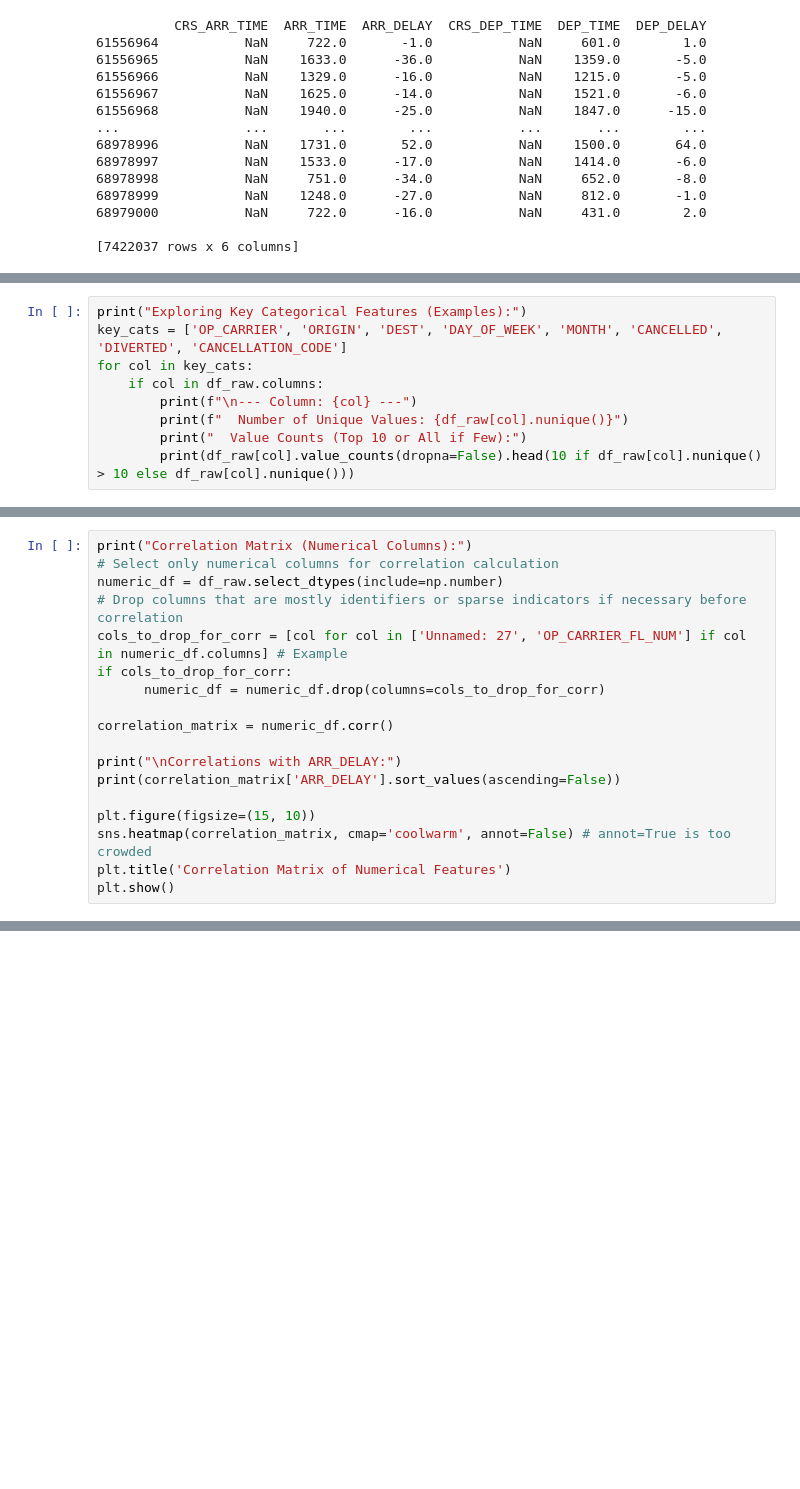
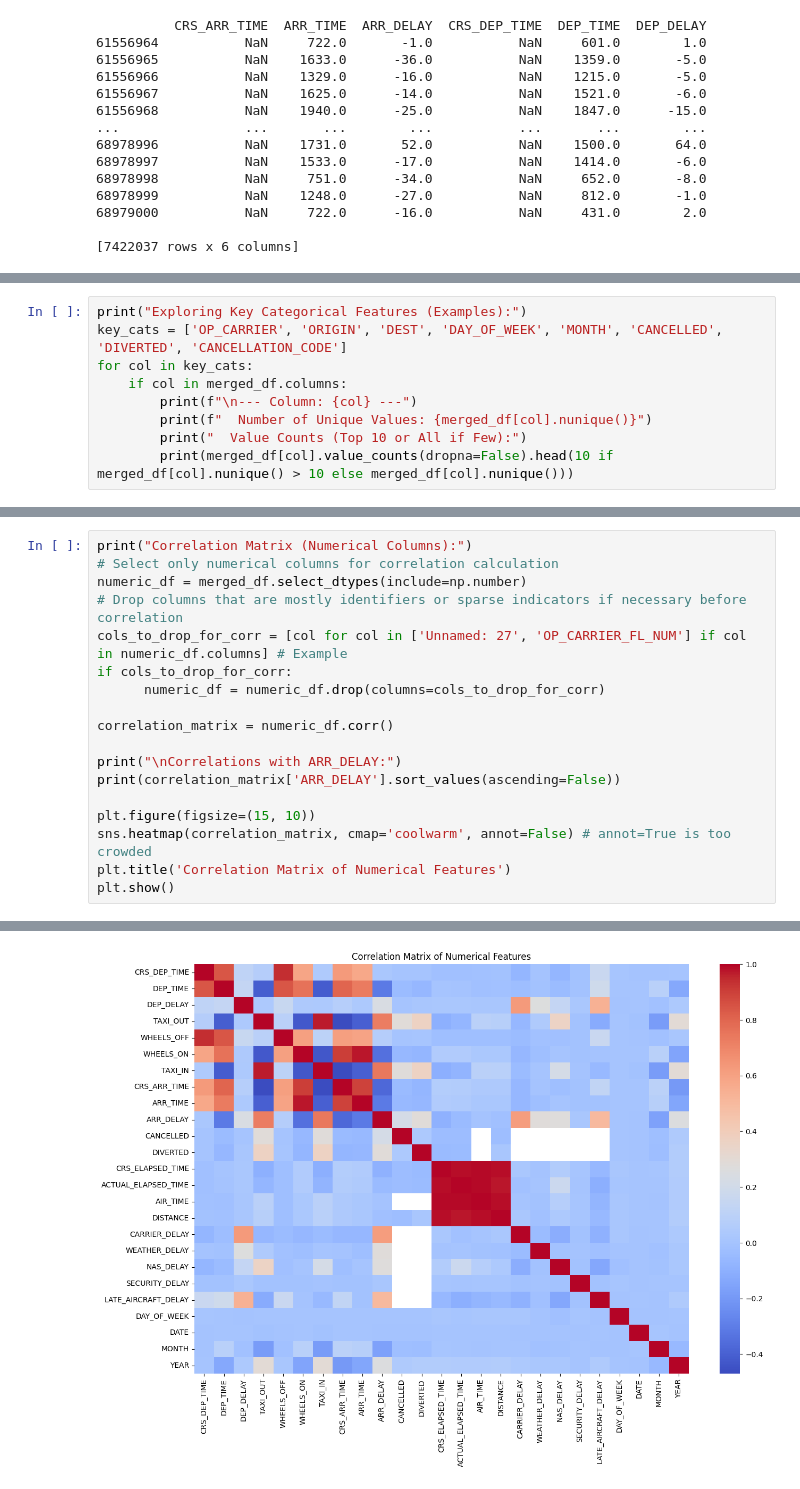
Before and after one commit to shloak17107/airline-delay-prediction, a Jupyter notebook: CMPE_257_Airline_Delays.ipynb, the cells around one changed output, grey strips where cells are left out. Saved outputs shown, nothing was run; the diff lists cells and outputs as text; blank space fills up the shorter version.

```diff
--- a/CMPE_257_Airline_Delays.ipynb
+++ b/CMPE_257_Airline_Delays.ipynb
@@ -542,8 +581,8 @@ print(missing_percent[missing_percent > 0].sort_values(ascending=False))
 print("Exploring Key Categorical Features (Examples):")
 key_cats = ['OP_CARRIER', 'ORIGIN', 'DEST', 'DAY_OF_WEEK', 'MONTH', 'CANCELLED', 'DIVERTED', 'CANCELLATION_CODE']
 for col in key_cats:
-    if col in df_raw.columns:
+    if col in merged_df.columns:
         print(f"\n--- Column: {col} ---")
-        print(f"  Number of Unique Values: {df_raw[col].nunique()}")
+        print(f"  Number of Unique Values: {merged_df[col].nunique()}")
         print("  Value Counts (Top 10 or All if Few):")
-        print(df_raw[col].value_counts(dropna=False).head(10 if df_raw[col].nunique() > 10 else df_raw[col].nunique()))
+        print(merged_df[col].value_counts(dropna=False).head(10 if merged_df[col].nunique() > 10 else merged_df[col].nunique()))
@@ -550,7 +607,7 @@ for col in key_cats:
 # %%
 print("Correlation Matrix (Numerical Columns):")
 # Select only numerical columns for correlation calculation
-numeric_df = df_raw.select_dtypes(include=np.number)
+numeric_df = merged_df.select_dtypes(include=np.number)
 # Drop columns that are mostly identifiers or sparse indicators if necessary before correlation
 cols_to_drop_for_corr = [col for col in ['Unnamed: 27', 'OP_CARRIER_FL_NUM'] if col in numeric_df.columns] # Example
 if cols_to_drop_for_corr:
@@ -565,3 +622,4 @@ plt.figure(figsize=(15, 10))
 sns.heatmap(correlation_matrix, cmap='coolwarm', annot=False) # annot=True is too crowded
 plt.title('Correlation Matrix of Numerical Features')
 plt.show()
+# %% [output]
@@ -568,3 +643,4 @@ plt.show()
+[figure, added]
 # %%
 print("Visualizing Relationships (Examples):")
 # Scatter plot: Departure Delay vs Arrival Delay
```
Also changed, not shown: parts of 20 cells of this notebook.
